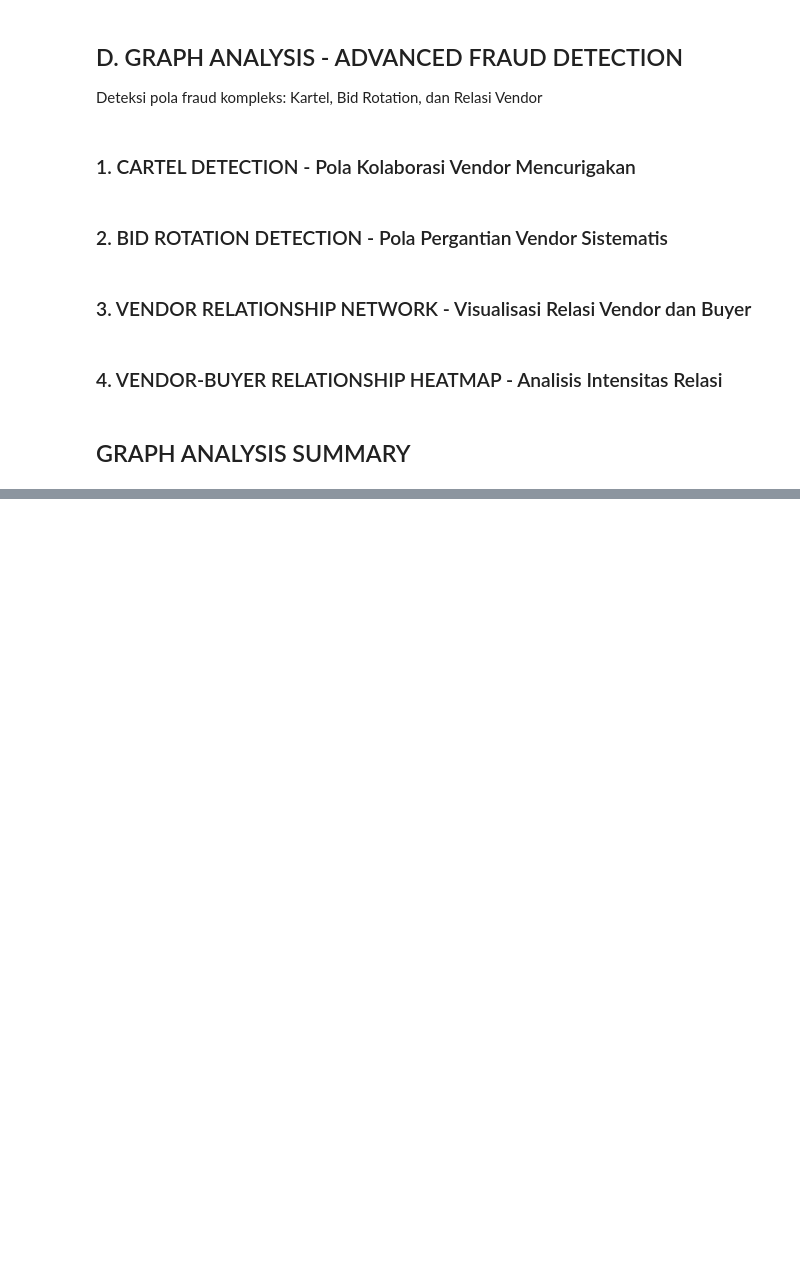
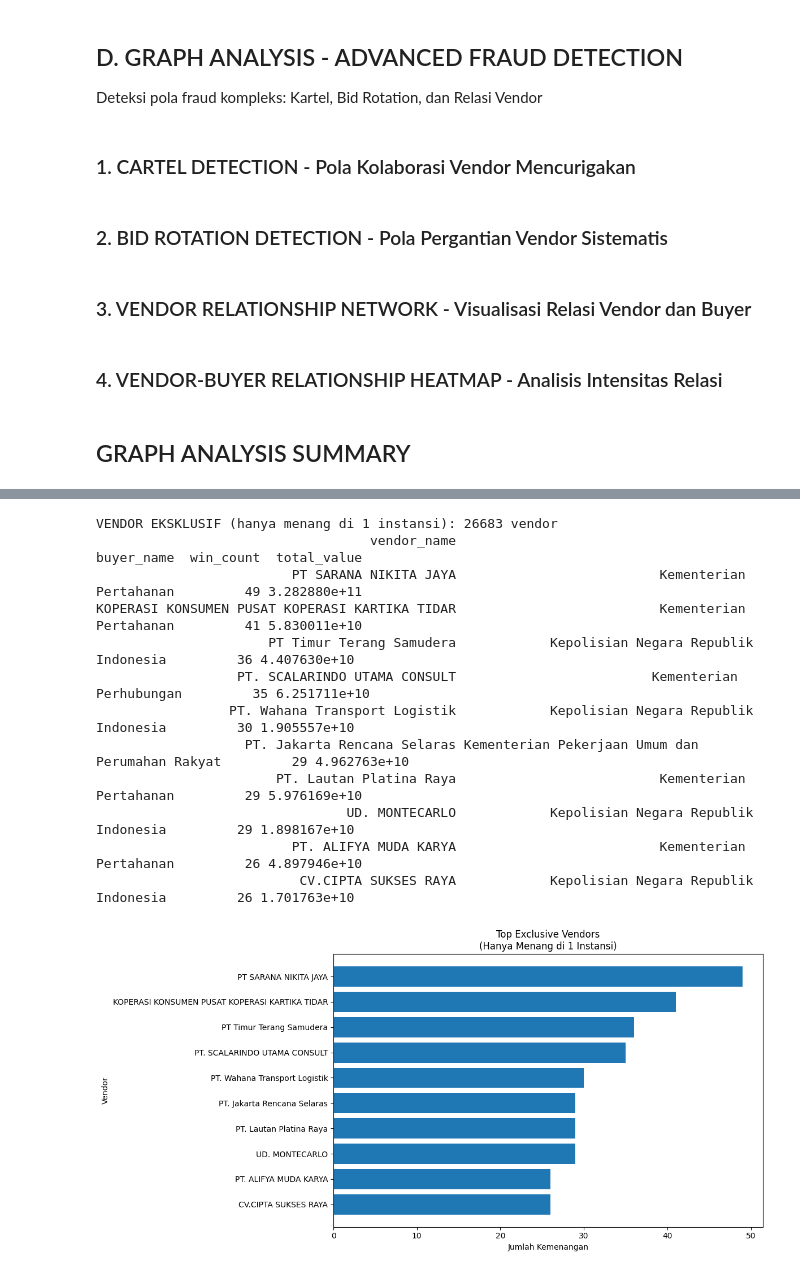
Before and after one commit to Dzakiipranaja/Fraud-Detekction-, a Jupyter notebook: idzar.ipynb, the cells around one changed output, grey strips where cells are left out. Drawn from its saved outputs; the diff is of its cells as text; code cells hidden in the pictures; blank space fills up the shorter version.

Commit message:
EVALUASI AND GRAPH

```diff
--- a/idzar.ipynb
+++ b/idzar.ipynb
@@ -1168,0 +796,58 @@ print("=" * 120)
+# %%
+# ============================================================
+# 3. DETEKSI VENDOR EKSKLUSIF (hanya menang di 1 instansi)
+# ============================================================
+
+vendor_nodes = [n for n in G.nodes if n.startswith("V:")]
+
+exclusive_vendors = []
+for v in vendor_nodes:
+    neighbors = list(G.neighbors(v))
+    if len(neighbors) == 1:
+        buyer     = neighbors[0]
+        freq      = G[v][buyer]["weight"]
+        total_val = G[v][buyer]["total_value"]
+        exclusive_vendors.append({
+            "vendor_name" : v.replace("V: ", ""),
+            "buyer_name"  : buyer.replace("B: ", ""),
+            "win_count"   : freq,
+            "total_value" : total_val
+        })
+
+exclusive_df = pd.DataFrame(exclusive_vendors).sort_values("win_count", ascending=False)
+
+print(f"\nVENDOR EKSKLUSIF (hanya menang di 1 instansi): {len(exclusive_df)} vendor")
+print(exclusive_df.head(10).to_string(index=False))
+# ============================================================
+# VISUALISASI VENDOR EKSKLUSIF
+# ============================================================
+
+top_exclusive = exclusive_df.head(10)
+
+plt.figure(figsize=(12,6))
+
+plt.barh(
+    top_exclusive["vendor_name"][::-1],
+    top_exclusive["win_count"][::-1]
+)
+
+plt.xlabel("Jumlah Kemenangan")
+plt.ylabel("Vendor")
+plt.title("Top Exclusive Vendors\n(Hanya Menang di 1 Instansi)")
+
+plt.tight_layout()
+plt.show()
+# %% [output]
+VENDOR EKSKLUSIF (hanya menang di 1 instansi): 26683 vendor
+                                   vendor_name                                      buyer_name  win_count  total_value
+                         PT SARANA NIKITA JAYA                          Kementerian Pertahanan         49 3.282880e+11
+KOPERASI KONSUMEN PUSAT KOPERASI KARTIKA TIDAR                          Kementerian Pertahanan         41 5.830011e+10
+                      PT Timur Terang Samudera            Kepolisian Negara Republik Indonesia         36 4.407630e+10
+                  PT. SCALARINDO UTAMA CONSULT                         Kementerian Perhubungan         35 6.251711e+10
+                 PT. Wahana Transport Logistik            Kepolisian Negara Republik Indonesia         30 1.905557e+10
+                   PT. Jakarta Rencana Selaras Kementerian Pekerjaan Umum dan Perumahan Rakyat         29 4.962763e+10
+                       PT. Lautan Platina Raya                          Kementerian Pertahanan         29 5.976169e+10
+                                UD. MONTECARLO            Kepolisian Negara Republik Indonesia         29 1.898167e+10
+                         PT. ALIFYA MUDA KARYA                          Kementerian Pertahanan         26 4.897946e+10
+                          CV.CIPTA SUKSES RAYA            Kepolisian Negara Republik Indonesia         26 1.701763e+10
+[figure, added]
```
Also changed, not shown: parts of 17 cells of this notebook, 7 other files.
